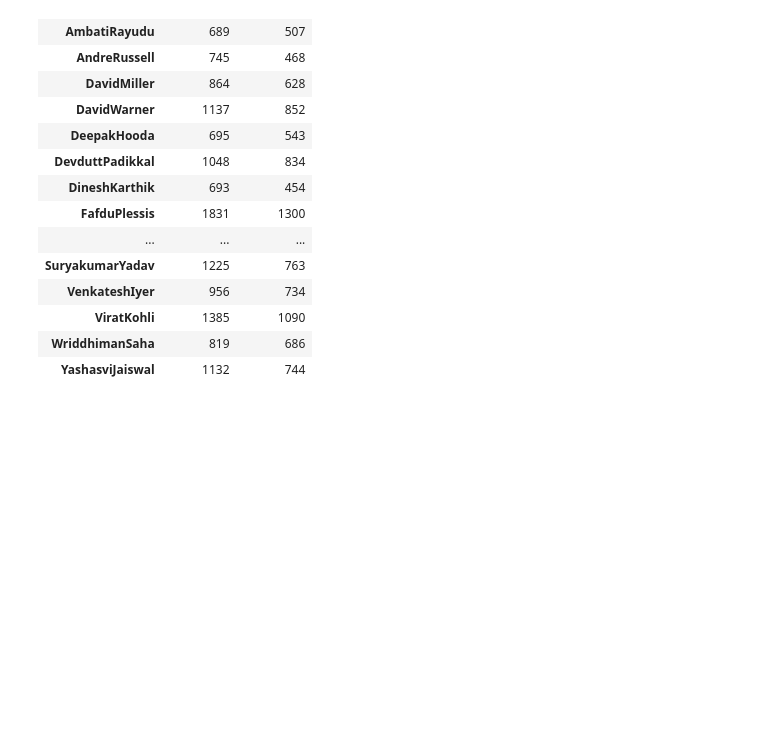
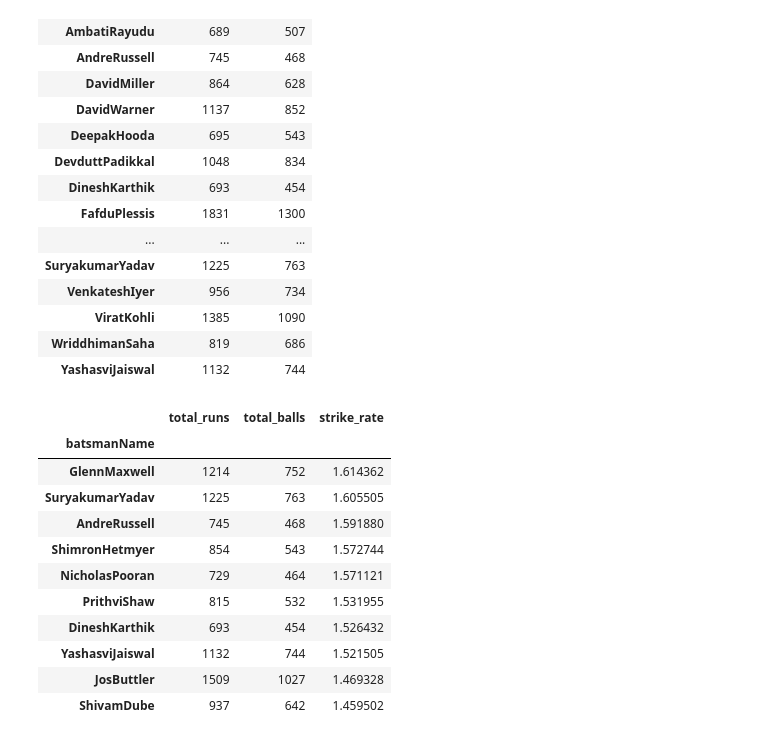
Before and after one commit to sourabhms66/ipl_2024, a Jupyter notebook: codes.ipynb, the cells around one changed output. Cells and saved outputs as stored; diff of their text form; code cells hidden in the pictures; blank space fills up the shorter version.

```diff
--- a/codes.ipynb
+++ b/codes.ipynb
@@ -405,3 +405,22 @@ batsman_stats.groupby('batsmanName').agg(
 batsman_stats_strike = batsman_stats.groupby('batsmanName').agg(
     total_runs=('runs', 'sum'),
     total_balls=('balls', 'sum'))
+# %%
+batsman_strike_rate = batsman_stats_strike.copy()
+# %%
+batsman_strike_rate['strike_rate'] = batsman_strike_rate['total_runs']/batsman_strike_rate['total_balls']
+# %%
+batsman_strike_rate.sort_values(by='strike_rate',ascending=False).head(10)
+# %% [output]
+|  | total_runs | total_balls | strike_rate |
+| batsmanName |  |  |  |
+| GlennMaxwell | 1214 | 752 | 1.614362 |
+| SuryakumarYadav | 1225 | 763 | 1.605505 |
+| AndreRussell | 745 | 468 | 1.591880 |
+| ShimronHetmyer | 854 | 543 | 1.572744 |
+| NicholasPooran | 729 | 464 | 1.571121 |
+| PrithviShaw | 815 | 532 | 1.531955 |
+| DineshKarthik | 693 | 454 | 1.526432 |
+| YashasviJaiswal | 1132 | 744 | 1.521505 |
+| JosButtler | 1509 | 1027 | 1.469328 |
+| ShivamDube | 937 | 642 | 1.459502 |
```
